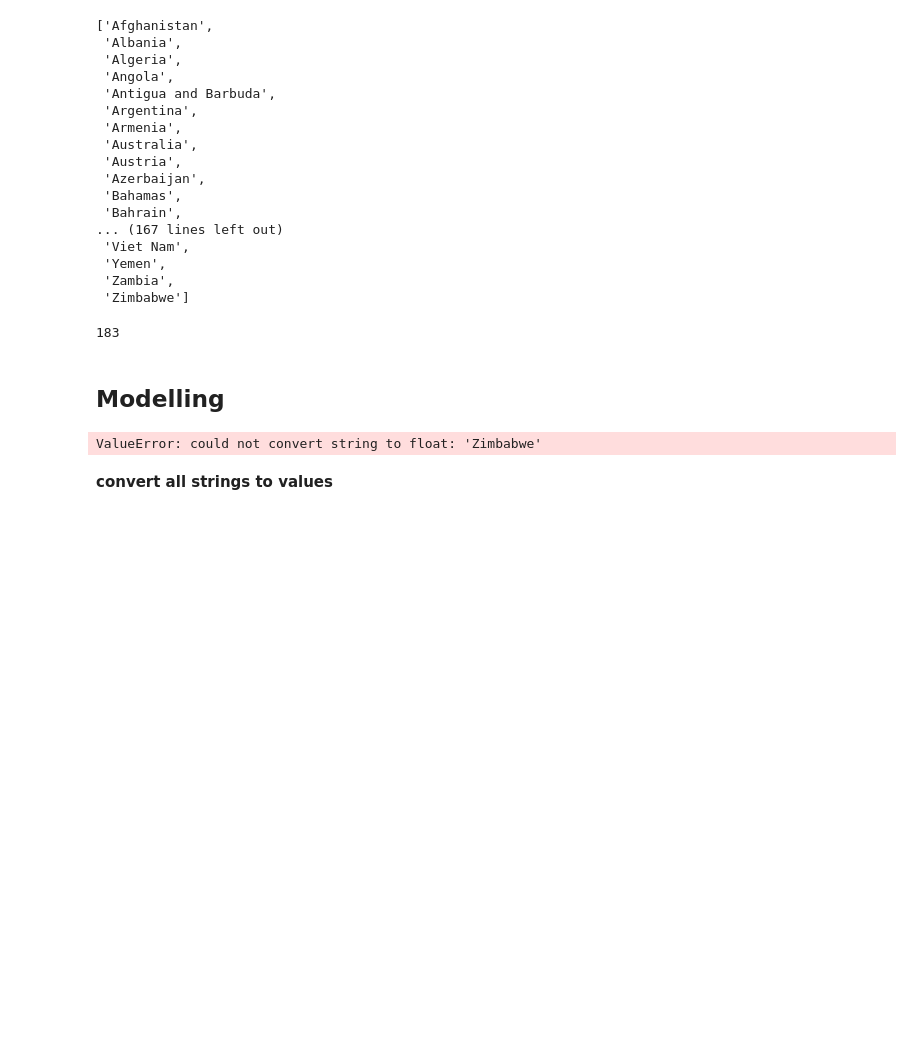
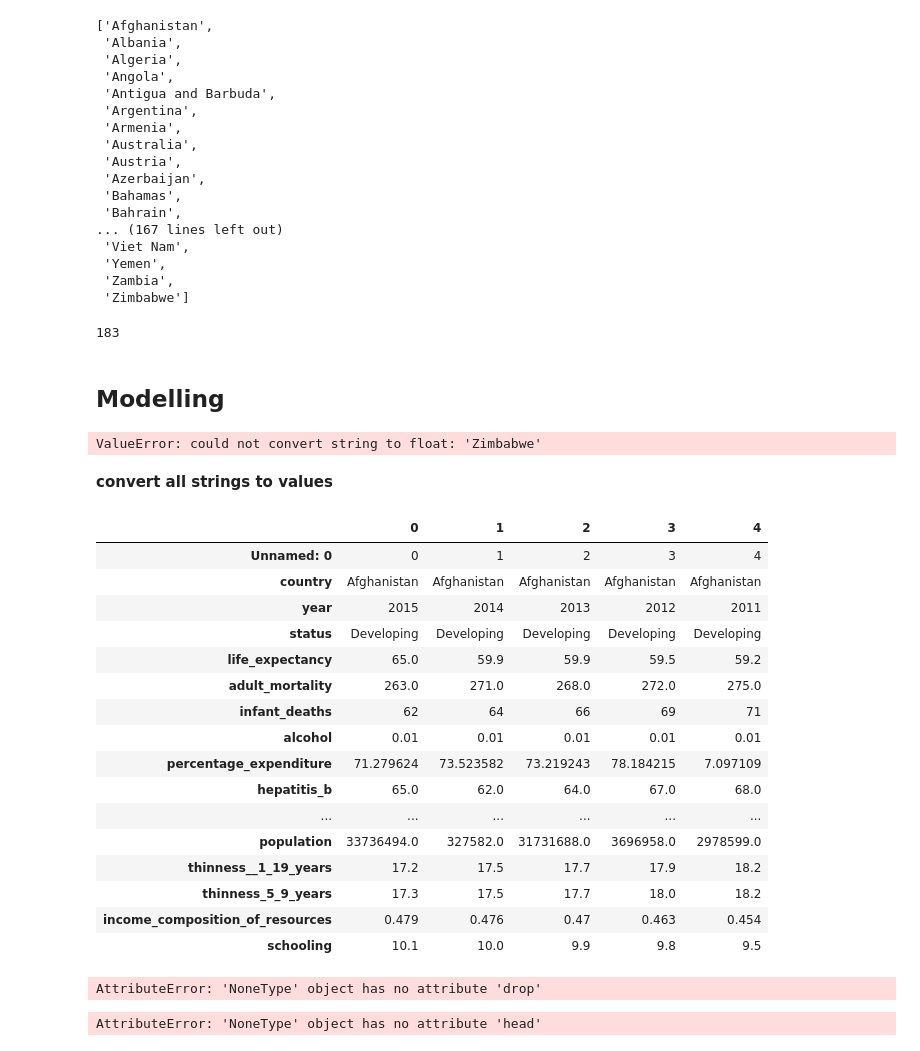
Before and after one commit to GoldenEye37/life-expectancy-prediction-project, a Jupyter notebook: end-to-end-life-expectancy-prediction-project.ipynb, the cells around one changed output. Drawn from its saved outputs; the diff is of its cells as text; code cells hidden in the pictures; blank space fills up the shorter version.

Commit message:
drop unnamed column(index)

```diff
--- a/end-to-end-life-expectancy-prediction-project.ipynb
+++ b/end-to-end-life-expectancy-prediction-project.ipynb
@@ -183,3 +183,33 @@ model.fit(life_expectancy_sorted.drop("life_expectancy", axis=1), life_expectanc
 ValueError: could not convert string to float: 'Zimbabwe'
 # %% [markdown]
 **convert all strings to values**
+# %%
+# check all columns
+life_expectancy.head().T
+# %% [output]
+|  | 0 | 1 | 2 | 3 | 4 |
+| Unnamed: 0 | 0 | 1 | 2 | 3 | 4 |
+| country | Afghanistan | Afghanistan | Afghanistan | Afghanistan | Afghanistan |
+| year | 2015 | 2014 | 2013 | 2012 | 2011 |
+| status | Developing | Developing | Developing | Developing | Developing |
+| life_expectancy | 65.0 | 59.9 | 59.9 | 59.5 | 59.2 |
+| adult_mortality | 263.0 | 271.0 | 268.0 | 272.0 | 275.0 |
+| infant_deaths | 62 | 64 | 66 | 69 | 71 |
+| alcohol | 0.01 | 0.01 | 0.01 | 0.01 | 0.01 |
+| percentage_expenditure | 71.279624 | 73.523582 | 73.219243 | 78.184215 | 7.097109 |
+| hepatitis_b | 65.0 | 62.0 | 64.0 | 67.0 | 68.0 |
+| ... | ... | ... | ... | ... | ... |
+| population | 33736494.0 | 327582.0 | 31731688.0 | 3696958.0 | 2978599.0 |
+| thinness__1_19_years | 17.2 | 17.5 | 17.7 | 17.9 | 18.2 |
+| thinness_5_9_years | 17.3 | 17.5 | 17.7 | 18.0 | 18.2 |
+| income_composition_of_resources | 0.479 | 0.476 | 0.47 | 0.463 | 0.454 |
+| schooling | 10.1 | 10.0 | 9.9 | 9.8 | 9.5 |
+# %%
+# drop index column from sorted dataframe
+life_expectancy_sorted.drop("Unnamed: 0", axis=1, inplace=True)
+# %% [output]
+AttributeError: 'NoneType' object has no attribute 'drop'
+# %%
+life_expectancy_sorted.head().T
+# %% [output]
+AttributeError: 'NoneType' object has no attribute 'head'
```
Also changed, not shown: parts of 1 cell of this notebook.
